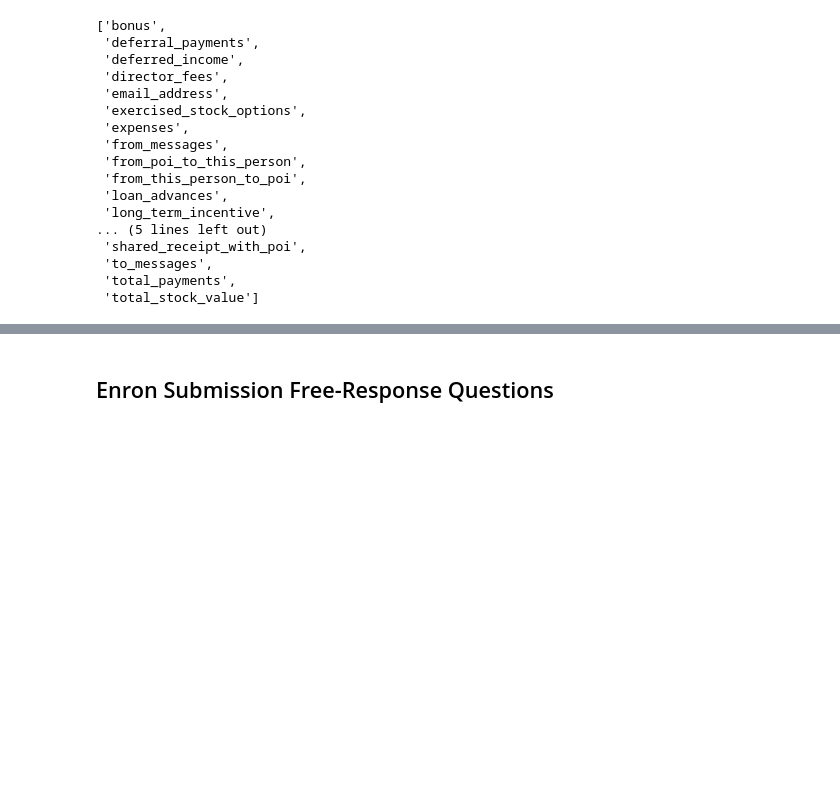
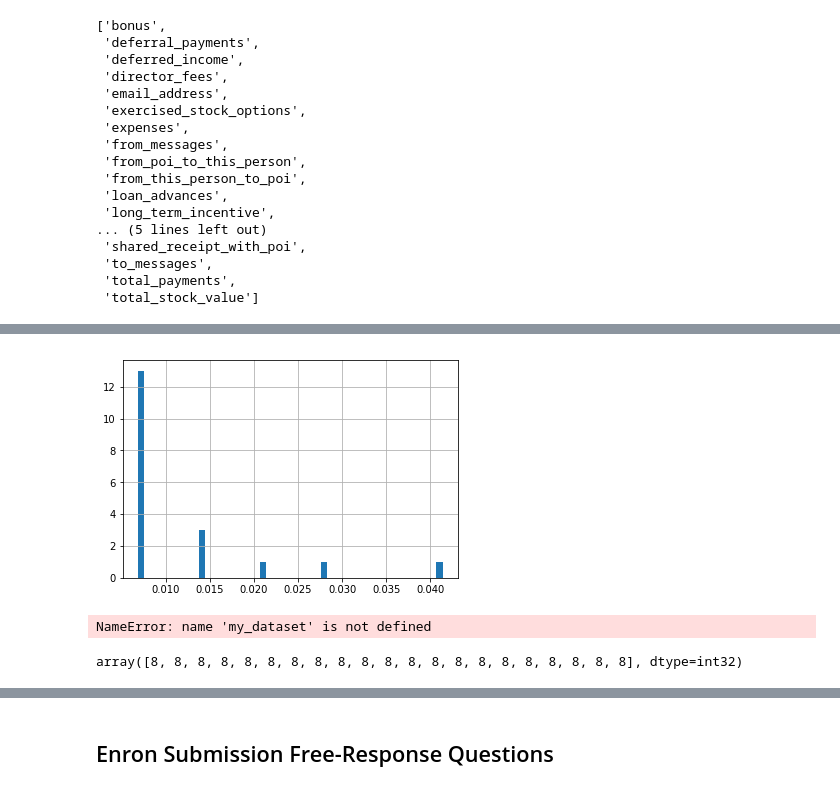
Before and after one commit to davidvartanian/dand-ml-identify-fraud-enron-email, a Jupyter notebook: Enron Fraud Lab.ipynb, the cells around one changed output, grey strips where cells are left out. Drawn from its saved outputs; the diff is of its cells as text; code cells hidden in the pictures; blank space fills up the shorter version.

```diff
--- a/Enron Fraud Lab.ipynb
+++ b/Enron Fraud Lab.ipynb
@@ -162,0 +235,40 @@ ValueError: cannot reshape array of size 452 into shape (113,1)
+# %%
+dist_plot(my_df[my_df['poi_mention_rate'] > 0.]['poi_mention_rate'].values)
+# %% [output]
+[figure, added]
+# %%
+### Task 3: Create new feature(s)
+# Features:
+# - common_vocabulary (failed, not using it in poi_id.py)
+# try to find vocabulary patterns between potencial POIs
+from sklearn.feature_extraction.text import TfidfVectorizer
+from sklearn.feature_selection import SelectPercentile, f_classif
+from sklearn import cross_validation
+from feature_engineering import get_email_data_from_pois
+from sklearn.cluster import KMeans
+
+email_data, email_authors = get_email_data_from_pois(my_dataset)
+vocabf_train, vocabf_test, vocabl_train, vocabl_test = cross_validation.train_test_split(email_data, email_authors, test_size=0.1, random_state=42)
+
+vectorizer = TfidfVectorizer(sublinear_tf=True, max_df=0.1, stop_words='english')
+vocabf_train_transformed = vectorizer.fit_transform(vocabf_train)
+vocabf_test_transformed  = vectorizer.transform(vocabf_test)
+
+selector = SelectPercentile(f_classif, percentile=10)
+selector.fit(vocabf_train_transformed, vocabl_train)
+vocabf_train_transformed = selector.transform(vocabf_train_transformed).toarray()
+vocabf_test_transformed  = selector.transform(vocabf_test_transformed).toarray()
+n_clusters = len(set(vocabl_train))
+print 'Training KMeans with %d clusters.' % n_clusters
+email_cluster = KMeans(n_clusters=n_clusters, random_state=42)
+email_cluster.fit(vocabf_train_transformed, vocabl_train)
+dist_plot(email_cluster.labels_)
+# %% [output]
+NameError: name 'my_dataset' is not defined
+# %%
+# Testing email text cluster
+text_p = vectorizer.transform("""For this, you will not only be a critical part of Enron's history, but you will also always deserve Enron's gratitude.""".split())
+text_p = selector.transform(text_p)
+display(email_cluster.predict(text_p.todense()))
+# %% [output]
+array([8, 8, 8, 8, 8, 8, 8, 8, 8, 8, 8, 8, 8, 8, 8, 8, 8, 8, 8, 8, 8], dtype=int32)
```
Also changed, not shown: parts of 22 cells of this notebook, 1 other file.
